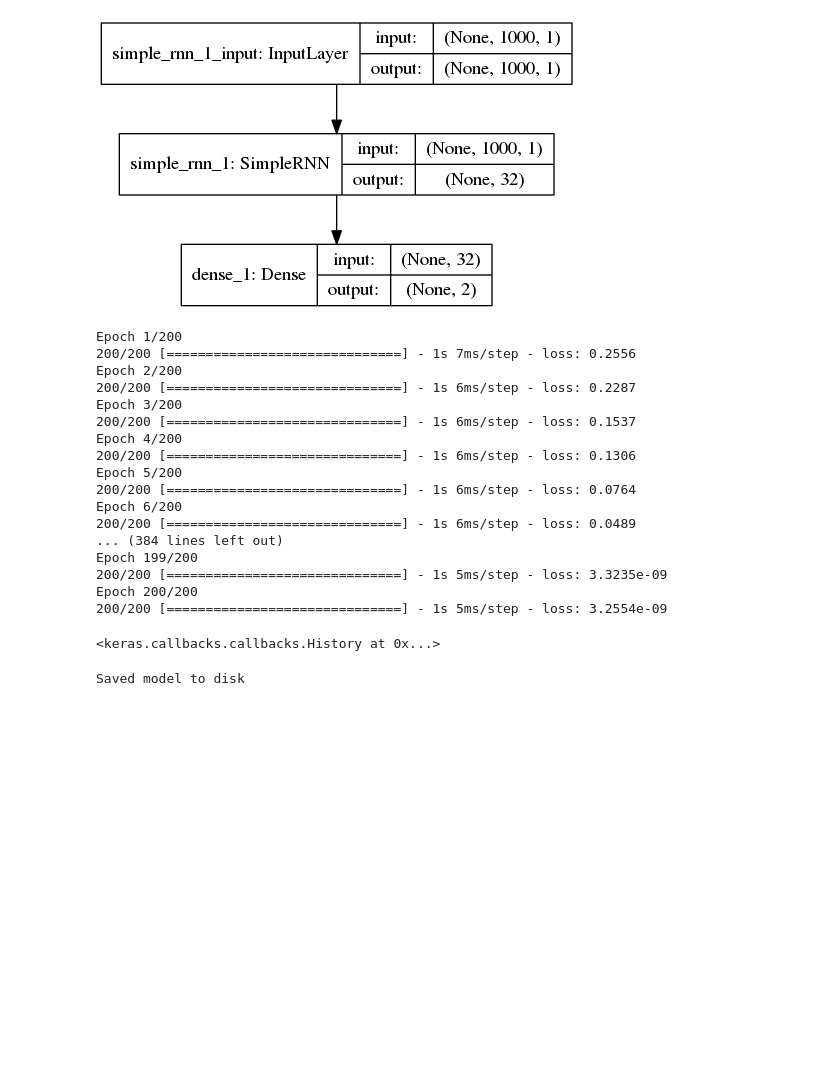
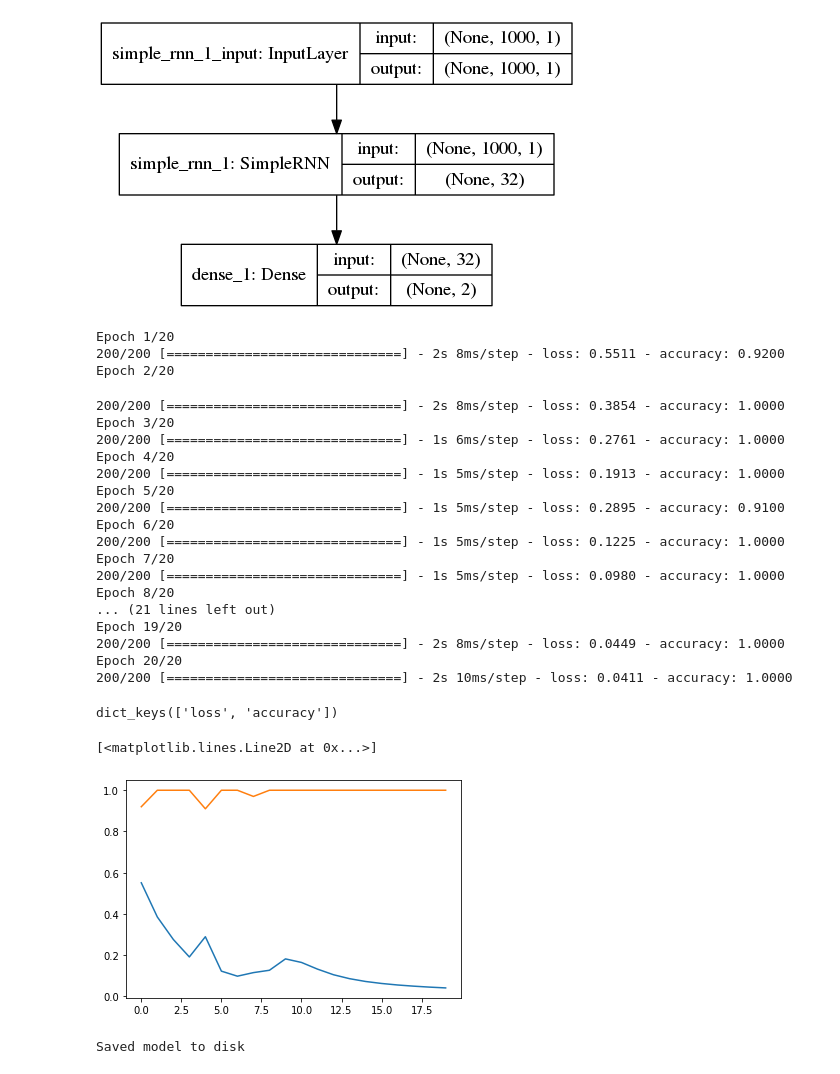
Before and after one commit to Alec-ryo/gymEnduro, a Jupyter notebook: SignalDatabase/Classify_signal_elman_network.ipynb, the cells around one changed output. Drawn from its saved outputs; the diff is of its cells as text; code cells hidden in the pictures; blank space fills up the shorter version.

```diff
--- a/SignalDatabase/Classify_signal_elman_network.ipynb
+++ b/SignalDatabase/Classify_signal_elman_network.ipynb
@@ -61,7 +64,8 @@ model.add(SimpleRNN(n_hidden_layer,
                     input_shape=(1000,1),
                     kernel_initializer='random_normal'))
 model.add(Dense(2, activation='sigmoid'))
-model.compile(loss = 'mse', optimizer = 'rmsprop')
+# model.compile(loss = 'mse', optimizer = 'rmsprop')
+model.compile(loss='binary_crossentropy', optimizer='adam', metrics=['accuracy'])
 model.summary()
 # %% [output]
 Model: "sequential_1"
@@ -83,27 +87,45 @@ from interface import implements, Interface
 plot_model(model, to_file='model_plot.png', show_shapes=True, show_layer_names=True)
 # %% [output]
 [figure]
+# %%
+# simple early stopping
+es = EarlyStopping(monitor='val_loss', mode='min', verbose=1)
 # %%
-model.fit(X, y, epochs = 200, batch_size = 32)
+history = model.fit(X, y, epochs = 20, batch_size = 32, callbacks=[es])
 # %% [output]
-Epoch 1/200
-200/200 [==============================] - 1s 7ms/step - loss: 0.2556
-Epoch 2/200
-200/200 [==============================] - 1s 6ms/step - loss: 0.2287
-Epoch 3/200
-200/200 [==============================] - 1s 6ms/step - loss: 0.1537
-Epoch 4/200
-200/200 [==============================] - 1s 6ms/step - loss: 0.1306
-Epoch 5/200
-200/200 [==============================] - 1s 6ms/step - loss: 0.0764
-Epoch 6/200
-200/200 [==============================] - 1s 6ms/step - loss: 0.0489
-... (384 lines left out)
-Epoch 199/200
-200/200 [==============================] - 1s 5ms/step - loss: 3.3235e-09
-Epoch 200/200
-200/200 [==============================] - 1s 5ms/step - loss: 3.2554e-09
+Epoch 1/20
+200/200 [==============================] - 2s 8ms/step - loss: 0.5511 - accuracy: 0.9200
+Epoch 2/20
-<keras.callbacks.callbacks.History at 0x...>
+200/200 [==============================] - 2s 8ms/step - loss: 0.3854 - accuracy: 1.0000
+Epoch 3/20
+200/200 [==============================] - 1s 6ms/step - loss: 0.2761 - accuracy: 1.0000
+Epoch 4/20
+200/200 [==============================] - 1s 5ms/step - loss: 0.1913 - accuracy: 1.0000
+Epoch 5/20
+200/200 [==============================] - 1s 5ms/step - loss: 0.2895 - accuracy: 0.9100
+Epoch 6/20
+200/200 [==============================] - 1s 5ms/step - loss: 0.1225 - accuracy: 1.0000
+Epoch 7/20
+200/200 [==============================] - 1s 5ms/step - loss: 0.0980 - accuracy: 1.0000
+Epoch 8/20
+... (21 lines left out)
+Epoch 19/20
+200/200 [==============================] - 2s 8ms/step - loss: 0.0449 - accuracy: 1.0000
+Epoch 20/20
+200/200 [==============================] - 2s 10ms/step - loss: 0.0411 - accuracy: 1.0000
+# %%
+# list all data in history
+print(history.history.keys())
+# %% [output]
+dict_keys(['loss', 'accuracy'])
+# %%
+import matplotlib.pyplot as plt
+# summarize history for accuracy
+plt.plot(history.history['loss'], label='train')
+plt.plot(history.history['accuracy'], label='test')
+# %% [output]
+[<matplotlib.lines.Line2D at 0x...>]
+[figure, added]
 # %%
 # serialize model to JSON
 model_json = model.to_json()
```
Also changed, not shown: parts of 9 cells of this notebook.
